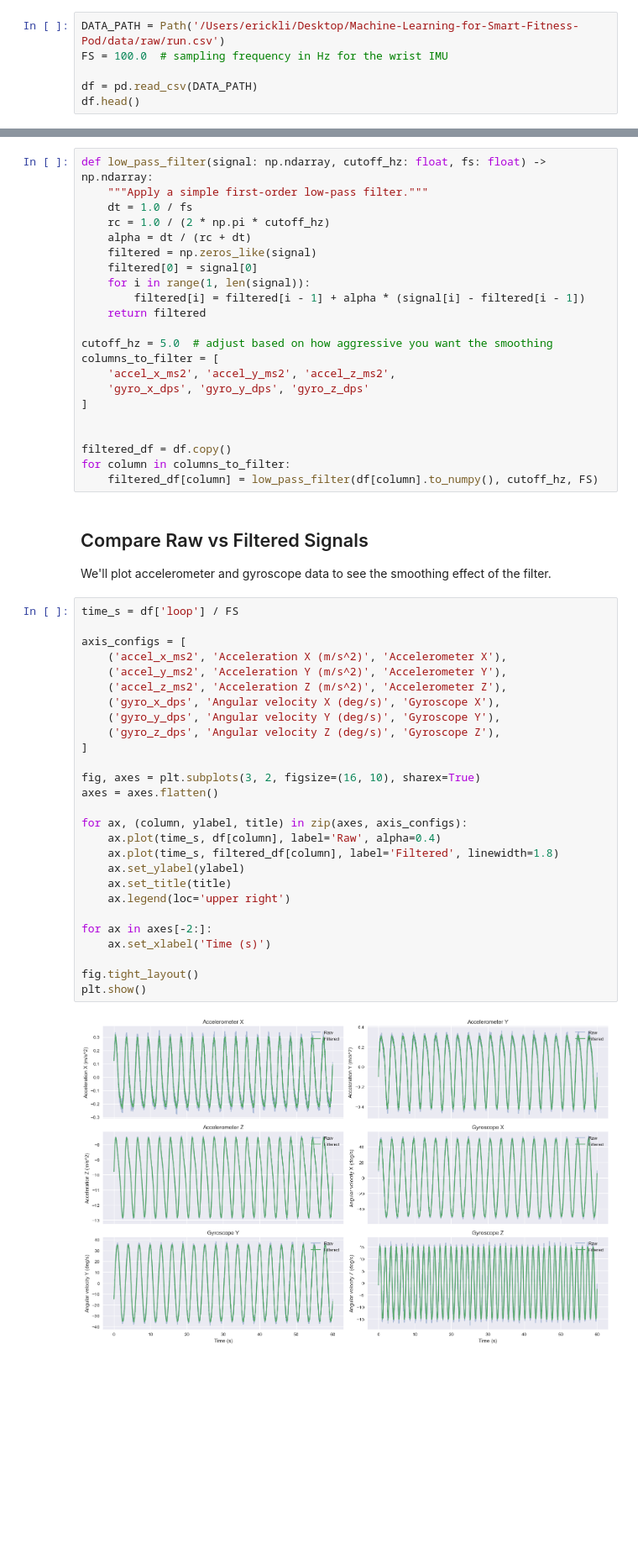
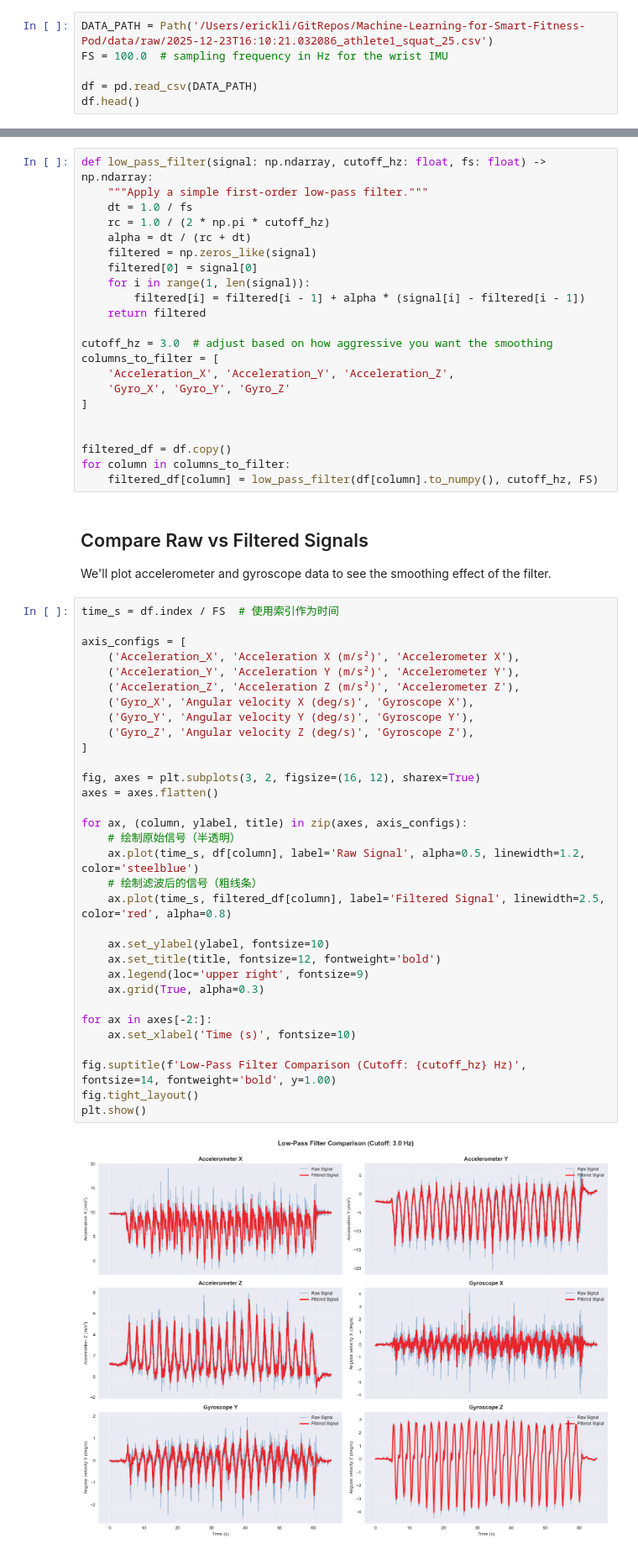
Before and after one commit to IceErick/Machine-Learning-for-Smart-Fitness-Pod, a Jupyter notebook: notebooks/LowPassFilter.ipynb, the cells around one changed output, grey strips where cells are left out. Shown at 84% size. Saved outputs shown, nothing was run; the diff lists cells and outputs as text; blank space fills up the shorter version.

Commit message:
Modified low pass filter.

```diff
--- a/notebooks/LowPassFilter.ipynb
+++ b/notebooks/LowPassFilter.ipynb
@@ -15,7 +15,7 @@ plt.style.use('seaborn-v0_8')
 ## Load the IMU Sample
 The CSV stores 10 seconds of data sampled at 50 Hz.
 # %%
-DATA_PATH = Path('/Users/erickli/Desktop/Machine-Learning-for-Smart-Fitness-Pod/data/raw/run.csv')
+DATA_PATH = Path('/Users/erickli/GitRepos/Machine-Learning-for-Smart-Fitness-Pod/data/raw/2025-12-23T16:10:21.032086_athlete1_squat_25.csv')
 FS = 100.0  # sampling frequency in Hz for the wrist IMU
 
 df = pd.read_csv(DATA_PATH)
@@ -42,10 +42,10 @@ def low_pass_filter(signal: np.ndarray, cutoff_hz: float, fs: float) -> np.ndarr
         filtered[i] = filtered[i - 1] + alpha * (signal[i] - filtered[i - 1])
     return filtered
 
-cutoff_hz = 5.0  # adjust based on how aggressive you want the smoothing
+cutoff_hz = 3.0  # adjust based on how aggressive you want the smoothing
 columns_to_filter = [
-    'accel_x_ms2', 'accel_y_ms2', 'accel_z_ms2',
-    'gyro_x_dps', 'gyro_y_dps', 'gyro_z_dps'
+    'Acceleration_X', 'Acceleration_Y', 'Acceleration_Z',
+    'Gyro_X', 'Gyro_Y', 'Gyro_Z'
 ]
 
 
@@ -56,31 +56,36 @@ for column in columns_to_filter:
 ## Compare Raw vs Filtered Signals
 We'll plot accelerometer and gyroscope data to see the smoothing effect of the filter.
 # %%
-time_s = df['loop'] / FS
+time_s = df.index / FS  # 使用索引作为时间
 
 axis_configs = [
-    ('accel_x_ms2', 'Acceleration X (m/s^2)', 'Accelerometer X'),
-    ('accel_y_ms2', 'Acceleration Y (m/s^2)', 'Accelerometer Y'),
-    ('accel_z_ms2', 'Acceleration Z (m/s^2)', 'Accelerometer Z'),
-    ('gyro_x_dps', 'Angular velocity X (deg/s)', 'Gyroscope X'),
-    ('gyro_y_dps', 'Angular velocity Y (deg/s)', 'Gyroscope Y'),
-    ('gyro_z_dps', 'Angular velocity Z (deg/s)', 'Gyroscope Z'),
+    ('Acceleration_X', 'Acceleration X (m/s²)', 'Accelerometer X'),
+    ('Acceleration_Y', 'Acceleration Y (m/s²)', 'Accelerometer Y'),
+    ('Acceleration_Z', 'Acceleration Z (m/s²)', 'Accelerometer Z'),
+    ('Gyro_X', 'Angular velocity X (deg/s)', 'Gyroscope X'),
+    ('Gyro_Y', 'Angular velocity Y (deg/s)', 'Gyroscope Y'),
+    ('Gyro_Z', 'Angular velocity Z (deg/s)', 'Gyroscope Z'),
 ]
 
-fig, axes = plt.subplots(3, 2, figsize=(16, 10), sharex=True)
+fig, axes = plt.subplots(3, 2, figsize=(16, 12), sharex=True)
 axes = axes.flatten()
 
 for ax, (column, ylabel, title) in zip(axes, axis_configs):
-    ax.plot(time_s, df[column], label='Raw', alpha=0.4)
-    ax.plot(time_s, filtered_df[column], label='Filtered', linewidth=1.8)
-    ax.set_ylabel(ylabel)
-    ax.set_title(title)
-    ax.legend(loc='upper right')
+    # 绘制原始信号（半透明）
+    ax.plot(time_s, df[column], label='Raw Signal', alpha=0.5, linewidth=1.2, color='steelblue')
+    # 绘制滤波后的信号（粗线条）
+    ax.plot(time_s, filtered_df[column], label='Filtered Signal', linewidth=2.5, color='red', alpha=0.8)
+
+    ax.set_ylabel(ylabel, fontsize=10)
+    ax.set_title(title, fontsize=12, fontweight='bold')
+    ax.legend(loc='upper right', fontsize=9)
+    ax.grid(True, alpha=0.3)
 
 for ax in axes[-2:]:
-    ax.set_xlabel('Time (s)')
+    ax.set_xlabel('Time (s)', fontsize=10)
 
+fig.suptitle(f'Low-Pass Filter Comparison (Cutoff: {cutoff_hz} Hz)', fontsize=14, fontweight='bold', y=1.00)
 fig.tight_layout()
 plt.show()
 # %% [output]
-[figure, old version]
+[figure, new version]
```
Also changed, not shown: parts of 9 cells of this notebook, 13 other files.
